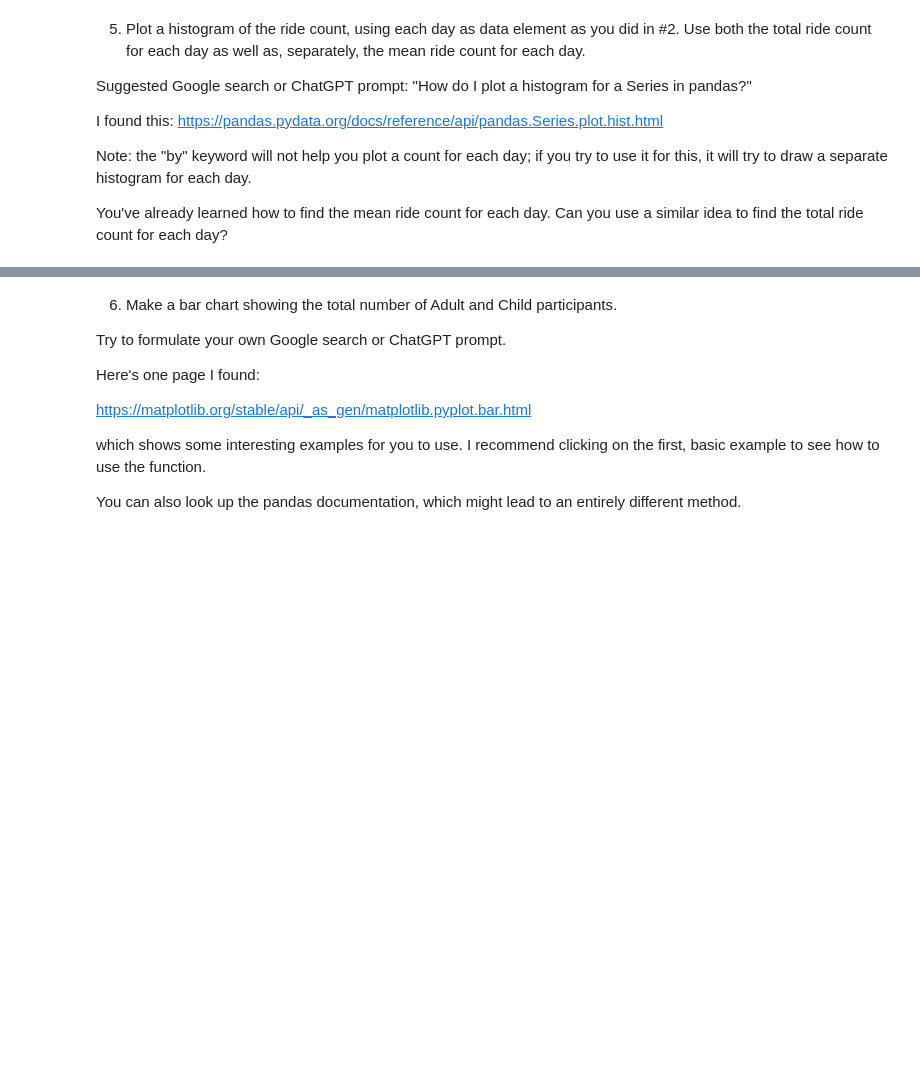
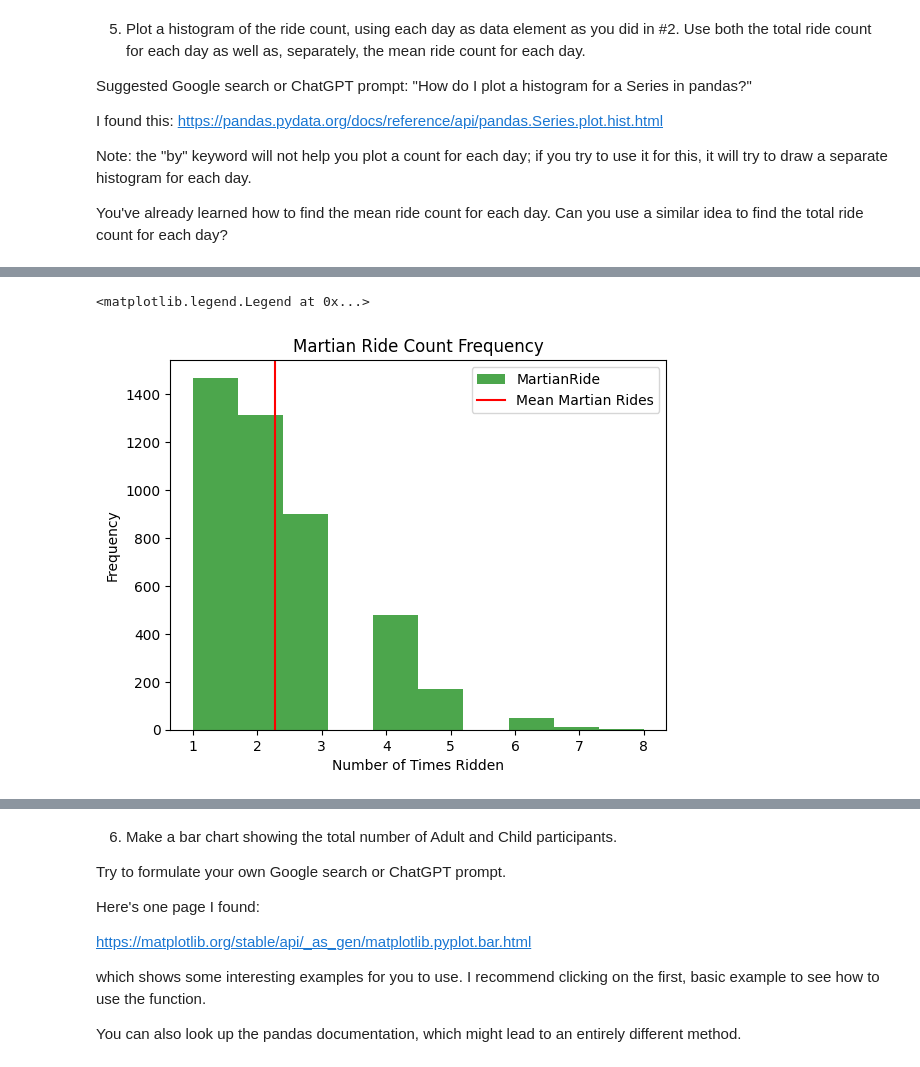
Before and after one commit to els246/2025-spring-B2, a Jupyter notebook: OMDS-ModB2-Week3-Stiller-Emma.ipynb, the cells around one changed output, grey strips where cells are left out. Drawn from its saved outputs; the diff is of its cells as text; code cells hidden in the pictures; blank space fills up the shorter version.

```diff
--- a/OMDS-ModB2-Week3-Stiller-Emma.ipynb
+++ b/OMDS-ModB2-Week3-Stiller-Emma.ipynb
@@ -332,0 +356,11 @@ You've already learned how to find the mean ride count for each day.  Can you us
+# %%
+# martin rides histogram
+martian_counts = pd.Series(martian_counts_per_day)
+martian_counts.plot.hist(bins=10, alpha=0.7, color='green', title='Martian Ride Count Frequency')
+martian_means = martian_means_per_day
+plt.axvline(martian_means_per_day, color='red', label='Mean Martian Rides')
+plt.xlabel('Number of Times Ridden')
+plt.legend()
+# %% [output]
+<matplotlib.legend.Legend at 0x...>
+[figure, added]
```
Also changed, not shown: parts of 11 cells of this notebook.
